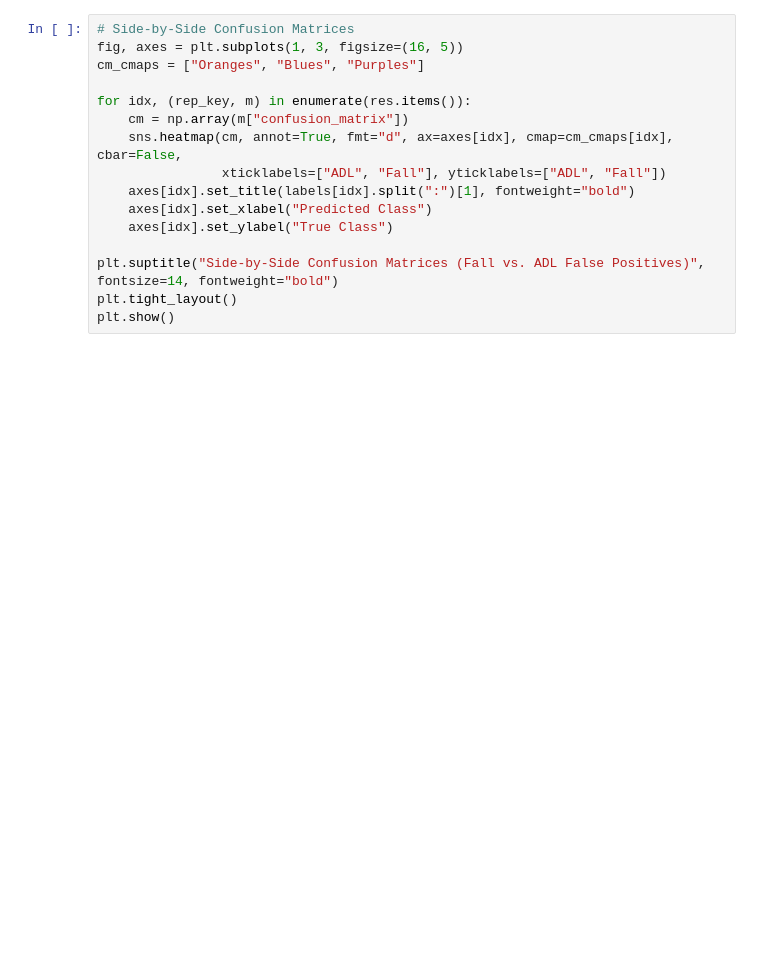
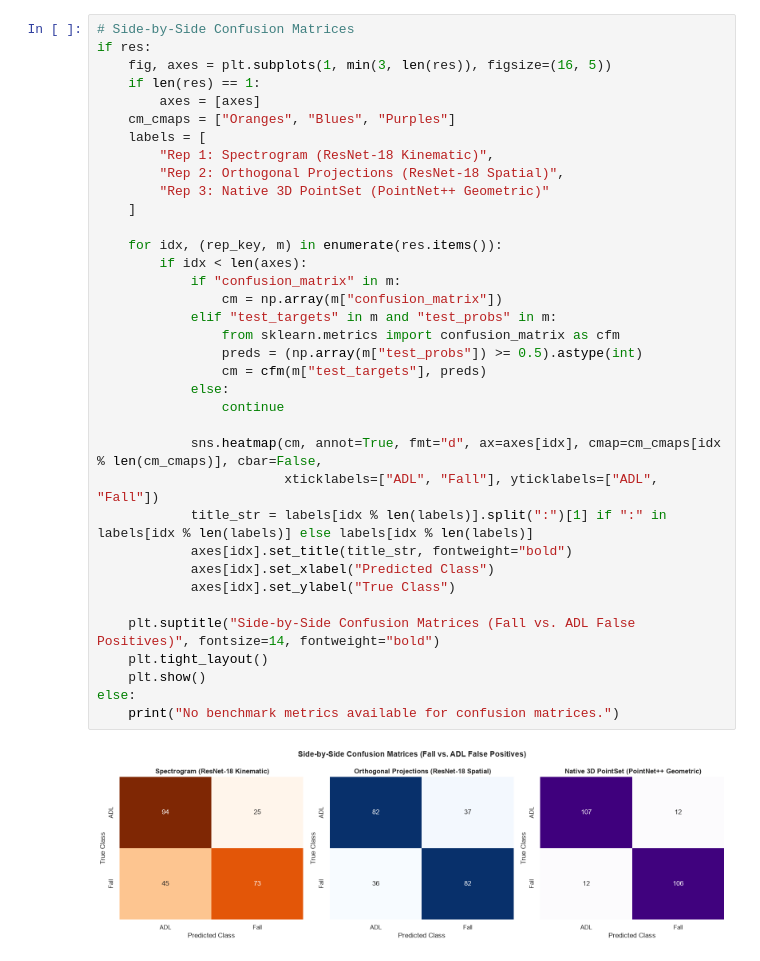
Before and after one commit to JoeyPoel/mmWaves-Fall-Detection, a Jupyter notebook: mmfall/representations/compare_radar_representations.ipynb, the cells around one changed output. Cells and saved outputs as stored; diff of their text form; blank space fills up the shorter version.

```diff
--- a/mmfall/representations/compare_radar_representations.ipynb
+++ b/mmfall/representations/compare_radar_representations.ipynb
@@ -82,16 +99,38 @@ plt.show()
 # %%
 # Side-by-Side Confusion Matrices
-fig, axes = plt.subplots(1, 3, figsize=(16, 5))
-cm_cmaps = ["Oranges", "Blues", "Purples"]
+if res:
+    fig, axes = plt.subplots(1, min(3, len(res)), figsize=(16, 5))
+    if len(res) == 1:
+        axes = [axes]
+    cm_cmaps = ["Oranges", "Blues", "Purples"]
+    labels = [
+        "Rep 1: Spectrogram (ResNet-18 Kinematic)",
+        "Rep 2: Orthogonal Projections (ResNet-18 Spatial)",
+        "Rep 3: Native 3D PointSet (PointNet++ Geometric)"
+    ]
 
-for idx, (rep_key, m) in enumerate(res.items()):
-    cm = np.array(m["confusion_matrix"])
-    sns.heatmap(cm, annot=True, fmt="d", ax=axes[idx], cmap=cm_cmaps[idx], cbar=False,
-                xticklabels=["ADL", "Fall"], yticklabels=["ADL", "Fall"])
-    axes[idx].set_title(labels[idx].split(":")[1], fontweight="bold")
-    axes[idx].set_xlabel("Predicted Class")
-    axes[idx].set_ylabel("True Class")
+    for idx, (rep_key, m) in enumerate(res.items()):
+        if idx < len(axes):
+            if "confusion_matrix" in m:
+                cm = np.array(m["confusion_matrix"])
+            elif "test_targets" in m and "test_probs" in m:
+                from sklearn.metrics import confusion_matrix as cfm
+                preds = (np.array(m["test_probs"]) >= 0.5).astype(int)
+                cm = cfm(m["test_targets"], preds)
+            else:
+                continue
 
-plt.suptitle("Side-by-Side Confusion Matrices (Fall vs. ADL False Positives)", fontsize=14, fontweight="bold")
-plt.tight_layout()
-plt.show()
+            sns.heatmap(cm, annot=True, fmt="d", ax=axes[idx], cmap=cm_cmaps[idx % len(cm_cmaps)], cbar=False,
+                        xticklabels=["ADL", "Fall"], yticklabels=["ADL", "Fall"])
+            title_str = labels[idx % len(labels)].split(":")[1] if ":" in labels[idx % len(labels)] else labels[idx % len(labels)]
+            axes[idx].set_title(title_str, fontweight="bold")
+            axes[idx].set_xlabel("Predicted Class")
+            axes[idx].set_ylabel("True Class")
+
+    plt.suptitle("Side-by-Side Confusion Matrices (Fall vs. ADL False Positives)", fontsize=14, fontweight="bold")
+    plt.tight_layout()
+    plt.show()
+else:
+    print("No benchmark metrics available for confusion matrices.")
+# %% [output]
+[figure, added]
```
Also changed, not shown: parts of 3 cells of this notebook, 56 other files.
